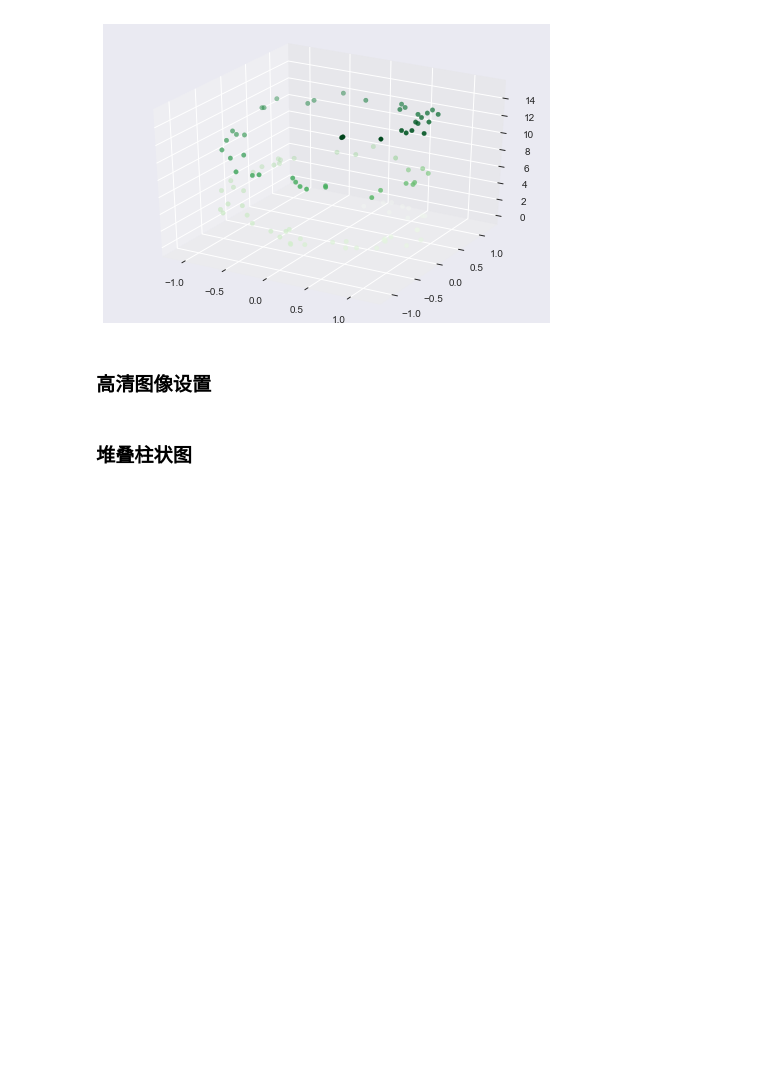
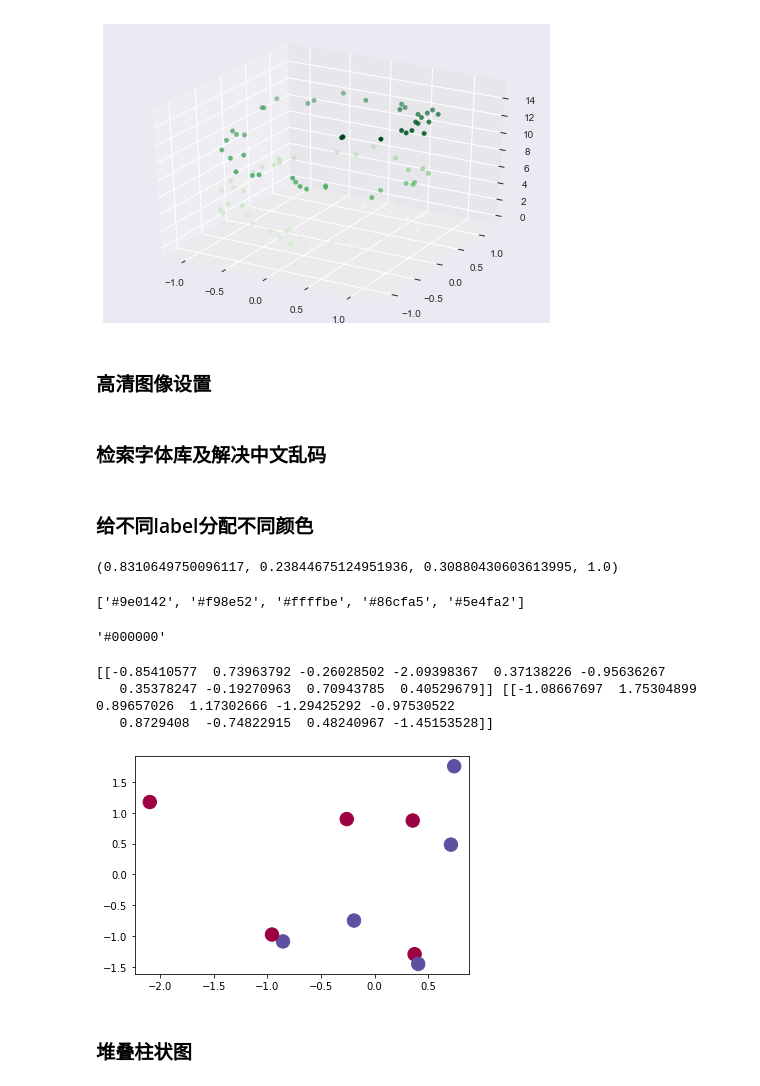
Before and after one commit to Funnyeah/personal, a Jupyter notebook: tools/matplotlib.ipynb, the cells around one changed output. Drawn from its saved outputs; the diff is of its cells as text; code cells hidden in the pictures; blank space fills up the shorter version.

```diff
--- a/tools/matplotlib.ipynb
+++ b/tools/matplotlib.ipynb
@@ -1061,6 +1061,41 @@ ax.scatter3D(xdata, ydata, zdata, c=zdata, cmap='Greens');
 # %%
 %config InlineBackend.figure_format = 'retina'  # retina高清图  svg高清矢量图
 %matplotlib inline
+# %% [markdown]
+### 检索字体库及解决中文乱码
+# %%
+
+# fc-list :lang=zh   # terminal输入
+plt.rcParams['font.family'] = ['Arial Unicode MS','Microsoft YaHei','SimHei','sans-serif'] # 中文乱码解决方法
+plt.rcParams['axes.unicode_minus'] = False  # 正负号
+# %% [markdown]
+### 给不同label分配不同颜色
+# %%
+import matplotlib.pyplot as plt
+import matplotlib
+import numpy as np
+print(plt.cm.Spectral(0.1)) # 给某个数值分配rgb颜色数值
+[matplotlib.colors.rgb2hex(plt.cm.Spectral(each)) for each in np.linspace(0, 1, 5)] # rgb转为16进制字符串
+# %% [output]
+(0.8310649750096117, 0.23844675124951936, 0.30880430603613995, 1.0)
+['#9e0142', '#f98e52', '#ffffbe', '#86cfa5', '#5e4fa2']
+# %%
+matplotlib.colors.rgb2hex((0,0,0,1)) # 黑色
+# %% [output]
+'#000000'
+# %%
+X = np.random.randn(1, 10)
+Y = np.random.randn(1, 10)
+print(X,Y)
+label = np.array([1,1,0,0,0,0,0,1,1,1])
+
+plt.scatter(X.reshape(10), Y.reshape(10), c =label, s = 180, cmap = plt.cm.Spectral)
+plt.show()
+# %% [output]
+[[-0.85410577  0.73963792 -0.26028502 -2.09398367  0.37138226 -0.95636267
+   0.35378247 -0.19270963  0.70943785  0.40529679]] [[-1.08667697  1.75304899  0.89657026  1.17302666 -1.29425292 -0.97530522
+   0.8729408  -0.74822915  0.48240967 -1.45153528]]
+[figure, added]
 # %% [markdown]
 ### 堆叠柱状图
 # %%
```
Also changed, not shown: parts of 5 cells of this notebook, 18 other files.
